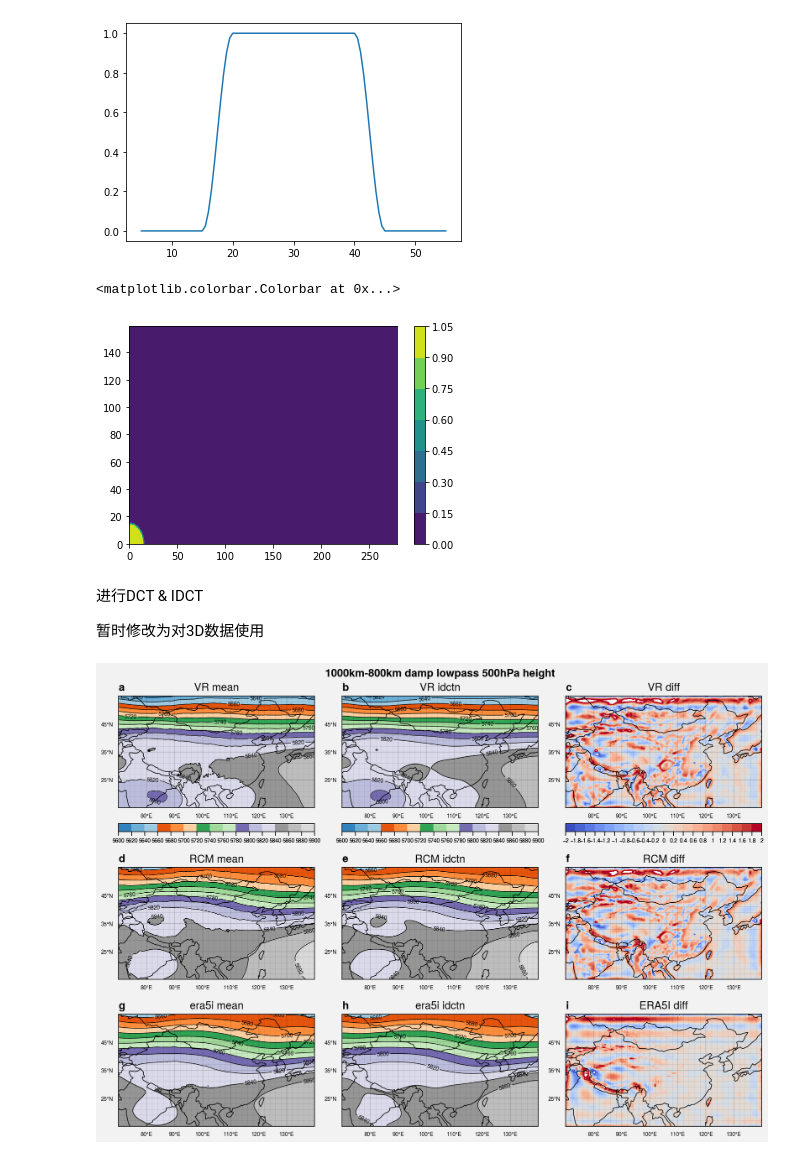
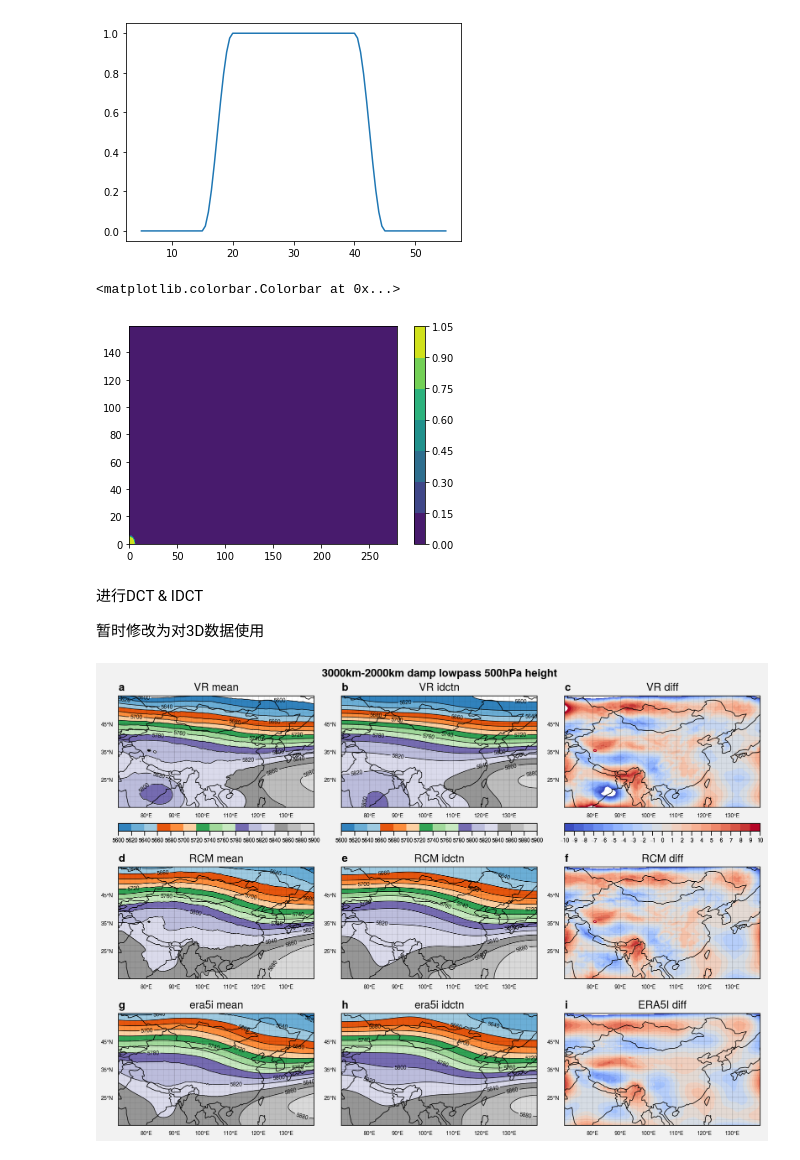
Before and after one commit to dozerlcl/MPAS_case_study, a Jupyter notebook: 92-25km_vr_rcm_postprocess/visualization/spectral/dft_dct/2d_dct_synthesis/multvar_idct_2D.ipynb, the cells around one changed output. Drawn from its saved outputs; the diff is of its cells as text; code cells hidden in the pictures.

```diff
--- a/92-25km_vr_rcm_postprocess/visualization/spectral/dft_dct/2d_dct_synthesis/multvar_idct_2D.ipynb
+++ b/92-25km_vr_rcm_postprocess/visualization/spectral/dft_dct/2d_dct_synthesis/multvar_idct_2D.ipynb
@@ -70,9 +74,9 @@ hum_rmnan['era5i'] = hum['era5i'].interpolate_na(dim = 'lon', method = 'cubic',
 # %%
 # mean_test = hum_rmnan['rcm'].mean('Time')
 var_3d = {}
-var_3d['vr']  = hum_rmnan['vr'].sel({'Time':hum_rmnan['vr'].Time.dt.month.isin([6,7,8])})
-var_3d['rcm'] = hum_rmnan['rcm'].sel({'Time':hum_rmnan['rcm'].Time.dt.month.isin([6,7,8])})
-var_3d['era5i'] = hum_rmnan['era5i'].sel({'time':hum_rmnan['era5i'].time.dt.month.isin([6,7,8])})
+var_3d['vr']  = hum_rmnan['vr'].sel({'Time':hum_rmnan['vr'].Time.dt.month.isin([6])})
+var_3d['rcm'] = hum_rmnan['rcm'].sel({'Time':hum_rmnan['rcm'].Time.dt.month.isin([6])})
+var_3d['era5i'] = hum_rmnan['era5i'].sel({'time':hum_rmnan['era5i'].time.dt.month.isin([6])})
 
 var_2d = {}
 var_2d['vr']  = var_3d['vr'].mean("Time")
@@ -156,7 +160,7 @@ freq_lon = range(0, nlon)
 for i in range(0,nlat):
     for j in range(0,nlon):
         k_domain_2d = np.sqrt((freq_lat[i])**2 + (freq_lon[j])**2)
-        weight_array_cosine[:, i, j] = weight_cosine_squared(k_domain_2d, k_domain_count(1000), k_domain_count(800))
+        weight_array_cosine[:, i, j] = weight_cosine_squared(k_domain_2d, k_domain_count(3000), k_domain_count(2000))
         # weight_array_cosine[:, i, j] = weight_cosine_squared(k_domain_2d, k_domain_count(1000), k_domain_count(500))
         # weight_array_cosine[:,i,j] = weight_cosine_squared_band(k_domain_2d, k_domain_count(4000), k_domain_count(1000), 5)
 
@@ -165,7 +169,7 @@ plt.contourf(weight_array_cosine[0,:,:])
 plt.colorbar()
 # %% [output]
 <matplotlib.colorbar.Colorbar at 0x...>
-[figure, old version]
+[figure, new version]
 # %% [markdown]
 进行DCT & IDCT
 
@@ -241,8 +245,8 @@ m_contour_list.append(m_contour)
 # 做差结果
 axs[2].format(title='VR diff')
 # diff_ticks = np.linspace(idctn_diff['vr'].min(), idctn_diff['vr'].max(),21)
-# diff_ticks = np.linspace(-10., 10.,21)
-diff_ticks = np.linspace(-2., 2.,21)
+diff_ticks = np.linspace(-10., 10.,21)
+# diff_ticks = np.linspace(-2., 2.,21)
 
 m_idctn_diff = axs[2].contourf(lon, lat, idctn_diff['vr'],\
 levels=diff_ticks,cmap='coolwarm')
@@ -337,32 +341,32 @@ latgrid  = True,
 lonlocator = np.arange(70,150,10),
 latlocator = np.arange(15,65,10),
 lonminorlocator = np.arange(70,140+2,2),
 latminorlocator = np.arange(15,55+2,2),
 #-----line label-----
 # linewidth = 0.5,
-suptitle="1000km-800km damp lowpass 500hPa height",
+suptitle="3000km-2000km damp lowpass 500hPa height",
 )
 #----- add contour tick labels -----
 for i,axs_ind in enumerate(m_contour_list):
     axs[i].clabel(axs_ind, inline=True, fontsize=5, colors = 'k', fmt='%4.0f',use_clabeltext=True, inline_spacing=1)
 
 #----- add color bar-----
 # fig.colorbar(m_overlay, loc='b', cmap=cmap, width=0.1)
 
 # fig.colorbar(m_mean, loc='b', width=0.1,
 # ticklabelsize=5,ticks=mean_ticks)
 
 axs[0].colorbar(m_mean, loc='b', width=0.1,
 ticklabelsize=5,ticks=mean_ticks)
 
 axs[1].colorbar(m_idctn, loc='b', width=0.1,
 ticklabelsize=5,ticks=idctn_ticks)
 
 axs[2].colorbar(m_idctn_diff, loc='b',width=0.1,
 ticklabelsize=5,ticks=diff_ticks)
 
 #----- save figure -----
 # fig.patch.set_facecolor('white')
 plt.savefig('./output_pic/hgt_idctn.png', dpi=300, facecolor= "white")
 # %% [output]
-[figure, old version]
+[figure, new version]
```
Also changed, not shown: parts of 1 cell of this notebook, 3 other files.
